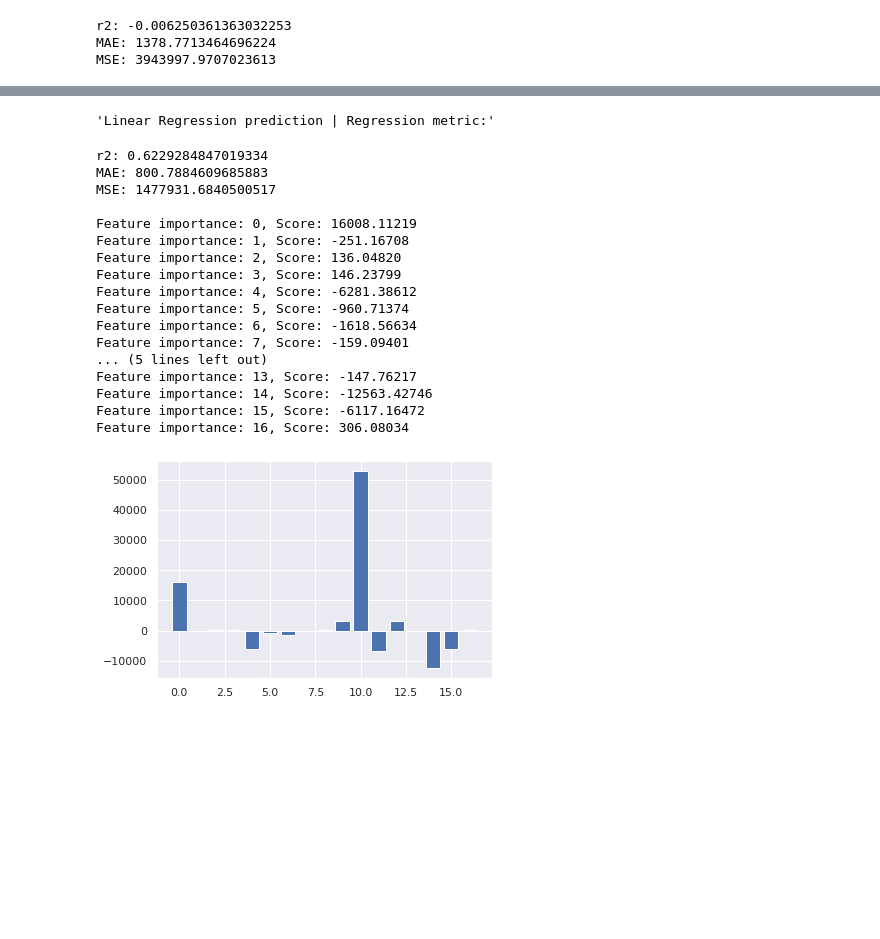
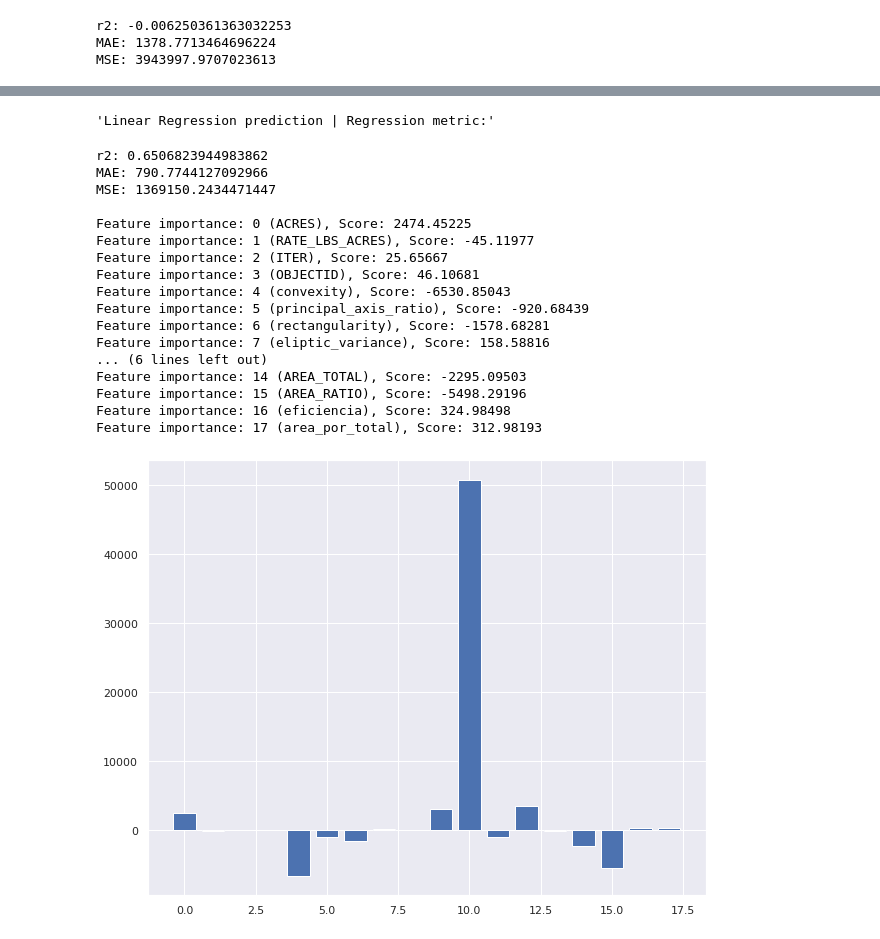
Before and after one commit to llcorrea/TesteDados, a Jupyter notebook: TesteDados.ipynb, the cells around one changed output, grey strips where cells are left out. Saved outputs shown, nothing was run; the diff lists cells and outputs as text; code cells hidden in the pictures; blank space fills up the shorter version.

```diff
--- a/TesteDados.ipynb
+++ b/TesteDados.ipynb
@@ -256,0 +349,5 @@ Name: boom_len, dtype: float64
+# %%
+sns.set()
+plt.figure(figsize=(10, 8))
+sns.scatterplot(x='ACRES', y='tempo_servico', data=train_data)
+sns.lineplot(x=[min(train_data['ACRES']), max(train_data['ACRES'])], y = [min(train_data['tempo_servico']), max(train_data['tempo_servico'])], label='Data fit', color='red')
@@ -256,0 +357,4 @@ Name: boom_len, dtype: float64
+# %%
+sns.set()
+plt.figure(figsize=(10, 8))
+sns.lmplot(x='ACRES', y='tempo_servico', data=train_data, line_kws={'color':'red'}, col='boom_len')
@@ -403,0 +562,9 @@ See the caveats in the documentation: https://pandas.pydata.org/pandas-docs/stab
+# %%
+##scaling of some features out of scale
+norm_features = ['ACRES', 'RATE_LBS_ACRES', 'ITER', 'OBJECTID', 'num_polygons', 'boom_len', 'AREA_TOTAL', 'eficiencia', 'area_por_total']
+
+train_X, val_X=std_features(train_X, val_X, norm_features)
+#train_X, val_X=norm_features(train_X, val_X, norm_features)
+
+#display(train_X.describe())
+#display(val_X.describe())
@@ -430,0 +613,8 @@ MSE: 3943997.9707023613
+# %%
+lr_model = LinearRegression() #linear regression model
+lr_model.fit(train_X[initial_features], train_y) #train with initial_features
+#print(lr_model.score(train_X, train_y))
+
+lr_prediction=lr_model.predict(val_X[initial_features]) #prediction
+
+calc_regression_metrics('Linear Regression', val_y, lr_prediction) #acc metrics of linear regression
@@ -431,37 +632,37 @@ MSE: 3943997.9707023613
 # %%
-##modelo de regressão linear
-lr_model = LinearRegression()
-lr_model.fit(train_X, train_y) #treino
+lr_model = LinearRegression() #linear regression model
+lr_model.fit(train_X, train_y) #train with all features
 #print(lr_model.score(train_X, train_y))
 
-lr_prediction=lr_model.predict(val_X) #predição
+lr_prediction=lr_model.predict(val_X) #prediction
 
-calc_regression_metrics('Linear Regression', val_y, lr_prediction) #cálculo da acurácia da regressão linear
+calc_regression_metrics('Linear Regression', val_y, lr_prediction) #acc metrics of linear regression
 
-##importância de atributos
+##feature importance
 importance = lr_model.coef_
 print("")
 for i,v in enumerate(importance):
-	print('Feature importance: %0d, Score: %.5f' % (i, v))
+	print('Feature importance: %0d (%s), Score: %.5f' % (i, features[i], v))
+plt.figure(figsize=(10, 8))
 plt.bar([x for x in range(len(importance))], importance)
 plt.show()
 # %% [output]
 'Linear Regression prediction | Regression metric:'
-r2: 0.6229284847019334
-MAE: 800.7884609685883
-MSE: 1477931.6840500517
+r2: 0.6506823944983862
+MAE: 790.7744127092966
+MSE: 1369150.2434471447
 
-Feature importance: 0, Score: 16008.11219
-Feature importance: 1, Score: -251.16708
-Feature importance: 2, Score: 136.04820
-Feature importance: 3, Score: 146.23799
-Feature importance: 4, Score: -6281.38612
-Feature importance: 5, Score: -960.71374
-Feature importance: 6, Score: -1618.56634
-Feature importance: 7, Score: -159.09401
-... (5 lines left out)
-Feature importance: 13, Score: -147.76217
-Feature importance: 14, Score: -12563.42746
-Feature importance: 15, Score: -6117.16472
-Feature importance: 16, Score: 306.08034
+Feature importance: 0 (ACRES), Score: 2474.45225
+Feature importance: 1 (RATE_LBS_ACRES), Score: -45.11977
+Feature importance: 2 (ITER), Score: 25.65667
+Feature importance: 3 (OBJECTID), Score: 46.10681
+Feature importance: 4 (convexity), Score: -6530.85043
+Feature importance: 5 (principal_axis_ratio), Score: -920.68439
+Feature importance: 6 (rectangularity), Score: -1578.68281
+Feature importance: 7 (eliptic_variance), Score: 158.58816
+... (6 lines left out)
+Feature importance: 14 (AREA_TOTAL), Score: -2295.09503
+Feature importance: 15 (AREA_RATIO), Score: -5498.29196
+Feature importance: 16 (eficiencia), Score: 324.98498
+Feature importance: 17 (area_por_total), Score: 312.98193
-[figure, old version]
+[figure, new version]
```
Also changed, not shown: parts of 47 cells of this notebook.
